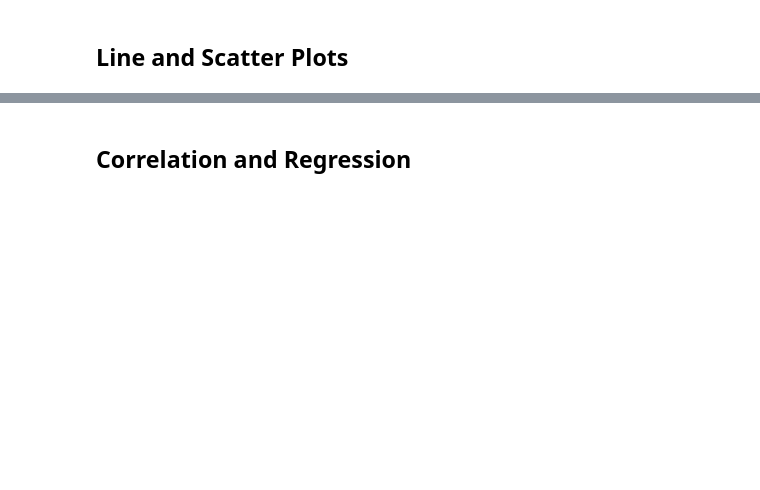
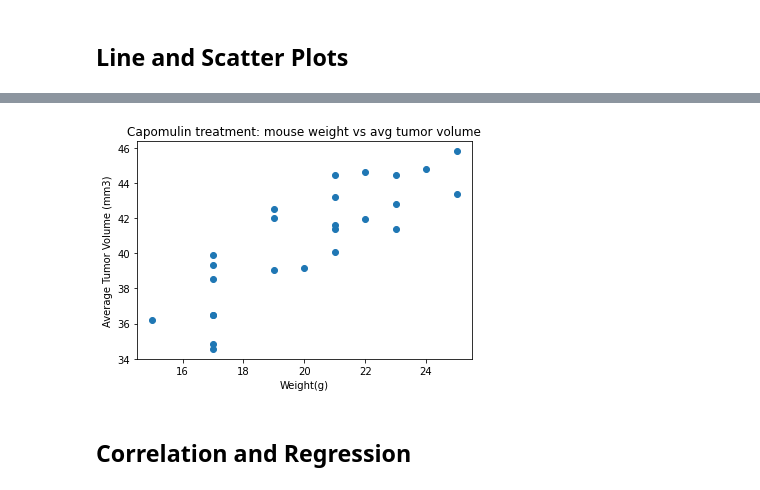
Before and after one commit to LeeProut/matplotlib-challenge, a Jupyter notebook: Pymaceuticals/pymaceuticals.ipynb, the cells around one changed output, grey strips where cells are left out. Saved outputs shown, nothing was run; the diff lists cells and outputs as text; code cells hidden in the pictures; blank space fills up the shorter version.

```diff
--- a/Pymaceuticals/pymaceuticals.ipynb
+++ b/Pymaceuticals/pymaceuticals.ipynb
@@ -424,2 +464,32 @@ plt.show()
+# %%
+# Generate a scatter plot of mouse weight versus average tumor volume for the Capomulin regimen
+
+#make df with only Capomulin (previous Capomulin df wasn't reading in columns)
+capomulin_regimen = unique_mice_data_df[unique_mice_data_df["Drug Regimen"].isin(["Capomulin"])]
+capomulin_regimen
+
+#check column headings
+capomulin_regimen.columns
+
+#pull three columns of interest
+capomulin_weight_tumor = capomulin_regimen[['Mouse ID', 'Weight (g)', 'Tumor Volume (mm3)']]
+capomulin_weight_tumor
+
+#calculate average tumor volume per mouse
+avg_tumor_vol = capomulin_weight_tumor.groupby(['Mouse ID']).mean()['Tumor Volume (mm3)']
+avg_tumor_vol
+
+#calculate average mouse weight per mouse
+mouse_weights = capomulin_weight_tumor.groupby(['Mouse ID']).mean()['Weight (g)']
+mouse_weights
+
+#create scatter plot and set labels
+plt.scatter(mouse_weights, avg_tumor_vol)
+plt.title("Capomulin treatment: mouse weight vs avg tumor volume")
+plt.xlabel("Weight(g)")
+plt.ylabel("Average Tumor Volume (mm3)")
+plt.show()
+# %% [output]
+[figure, added]
 # %% [markdown]
 ## Correlation and Regression
```
Also changed, not shown: parts of 8 cells of this notebook.
